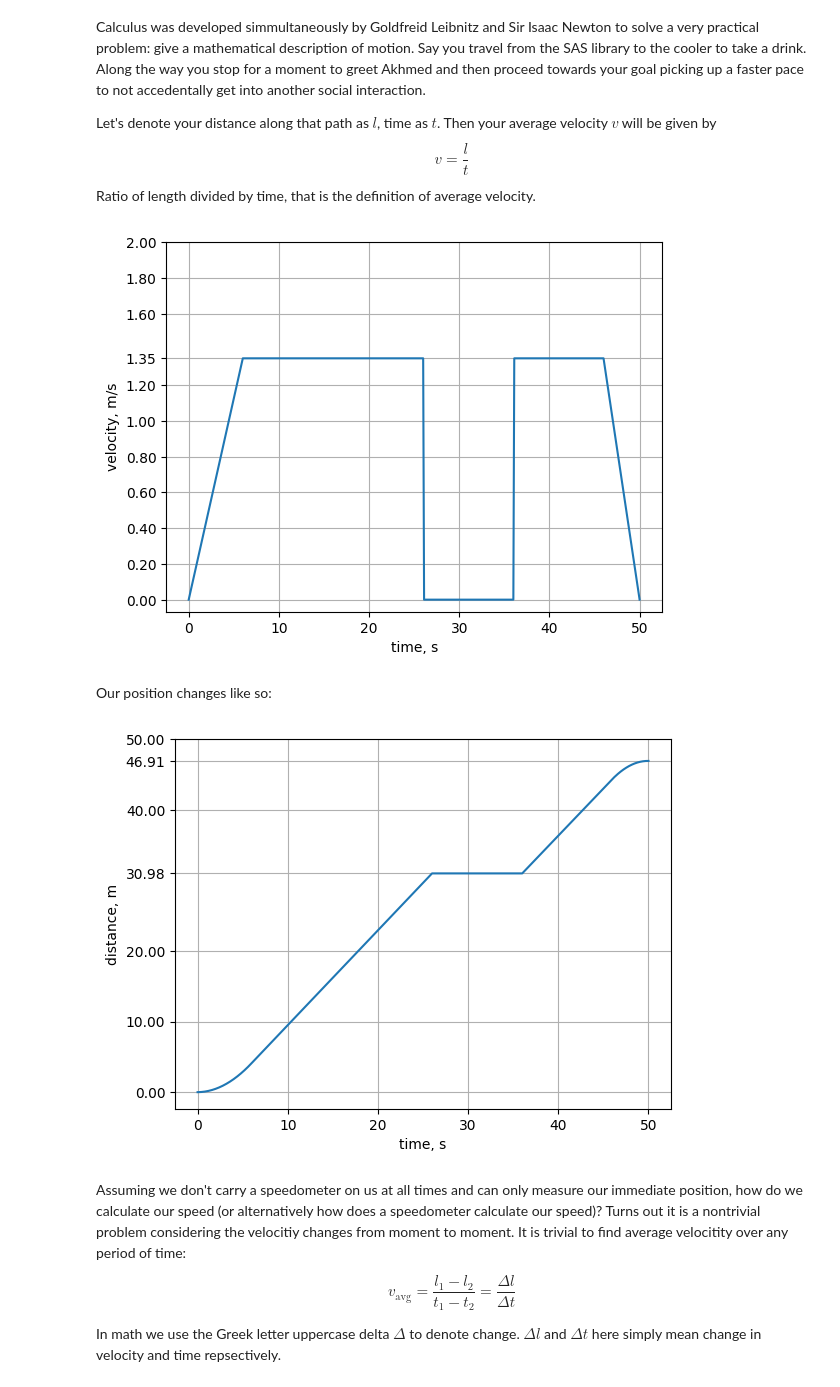
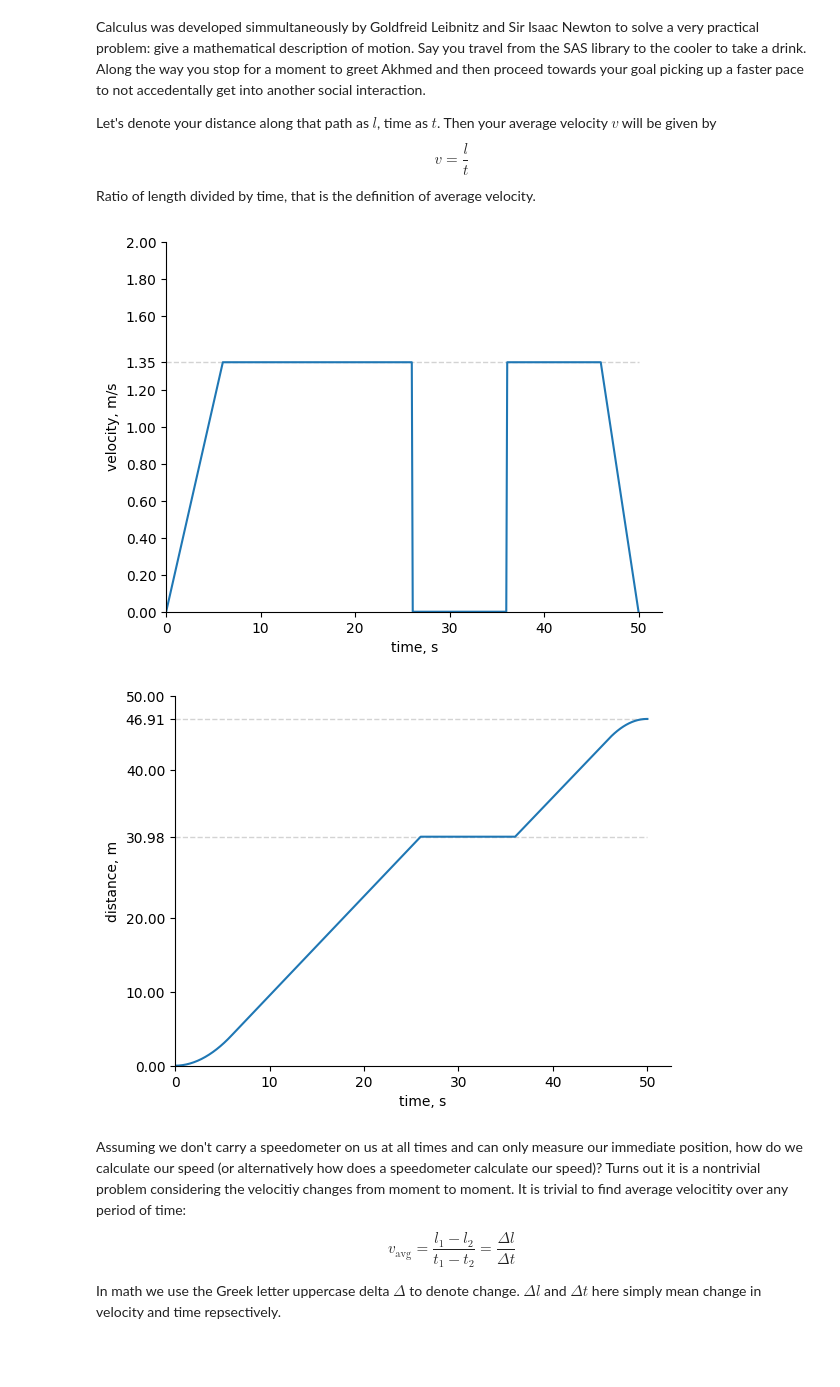
Before and after one commit to danila-zol/Introduction_to_Python_SAS, a Jupyter notebook: Code_Examples/Lecture7/calculus.ipynb, the cells around one changed output. Cells and saved outputs as stored; diff of their text form; code cells hidden in the pictures; blank space fills up the shorter version.

```diff
--- a/Code_Examples/Lecture7/calculus.ipynb
+++ b/Code_Examples/Lecture7/calculus.ipynb
@@ -39,37 +24,53 @@ a2 = -0.3375
 
 t1 = np.arange(0, 6.1, 0.1)
 t2 = np.linspace(6 , 26, 200)[1:]
 t3 = np.linspace(26, 36, 100)[1:]
 t4 = np.linspace(36, 46, 100)[1:]
 t5 = np.linspace(46, 50, 40 )[1:]
 
 
 dt5 = np.linspace(0, 4, 40)[1:]
 
 v1 = a1 * t1
 v2 = np.full_like(t2, v1[-1], dtype=float)
 v3 = np.zeros_like(t3, dtype=float)
 v4 = np.full_like(t3, v1[-1], dtype=float)
 v5 = v4[-1] + a2 * dt5
 
 t = np.concatenate((t1, t2, t3, t4, t5))
 v = np.concatenate((v1, v2, v3, v4, v5))
 
 yticks = np.arange(0, 2.2, 0.2)
 yticks = np.append(yticks, v1[-1])
 yticks = np.delete(yticks, round(1.4 / 0.2))
 
+# Additional lines
+ax.plot(
+    [t[0], max(t)],
+    [1.35, 1.35],
+    color="lightgray",
+    linestyle="--",
+    linewidth=1
+)
+
 ax.plot(t, v)
 ax.set_xlabel("time, s")
 ax.set_ylabel("velocity, m/s")
+
+# Start at origin
+ax.set_xlim(left=0)
+ax.set_ylim(bottom=0)
+
 ax.set_yticks(yticks)
-ax.grid(True)
+# ax.grid(True)
+
+# Ditch the box
+ax.spines["right"].set_visible(False)
+ax.spines["top"].set_visible(False)
 
 plt.show()
 # %% [output]
-[figure, old version]
+[figure, new version]
-# %% [markdown]
-Our position changes like so:
 # %%
 l = np.cumsum(v) / 10
 
@@ -78,14 +79,40 @@ fig, ax = plt.subplots()
 yticks = np.append(np.arange(0, 60, 10), [l[-1], l[260]])
 yticks = np.delete(yticks, 3)
 
+# Additional lines
+ax.plot(
+    [t[0], max(t)],
+    [30.98, 30.98],
+    color="lightgray",
+    linestyle="--",
+    linewidth=1
+)
+ax.plot(
+    [t[0], max(t)],
+    [46.91, 46.91],
+    color="lightgray",
+    linestyle="--",
+    linewidth=1
+)
+
 ax.plot(t, l)
 ax.set_xlabel("time, s")
 ax.set_ylabel("distance, m")
+
+# Start at origin
+ax.set_xlim(left=0)
+ax.set_ylim(bottom=0)
+
 ax.set_yticks(yticks)
-ax.grid(True)
+# ax.grid(True)
+
+# Ditch the box
+ax.spines["right"].set_visible(False)
+ax.spines["top"].set_visible(False)
+
 plt.show()
 # %% [output]
-[figure, old version]
+[figure, new version]
 # %% [markdown]
 Assuming we don't carry a speedometer on us at all times and can only measure our immediate position, how do we calculate our speed (or alternatively how does a speedometer calculate our speed)? Turns out it is a nontrivial problem considering the velocitiy changes from moment to moment. It is trivial to find average velocitity over any period of time:
 
```
Also changed, not shown: parts of 4 cells of this notebook.
